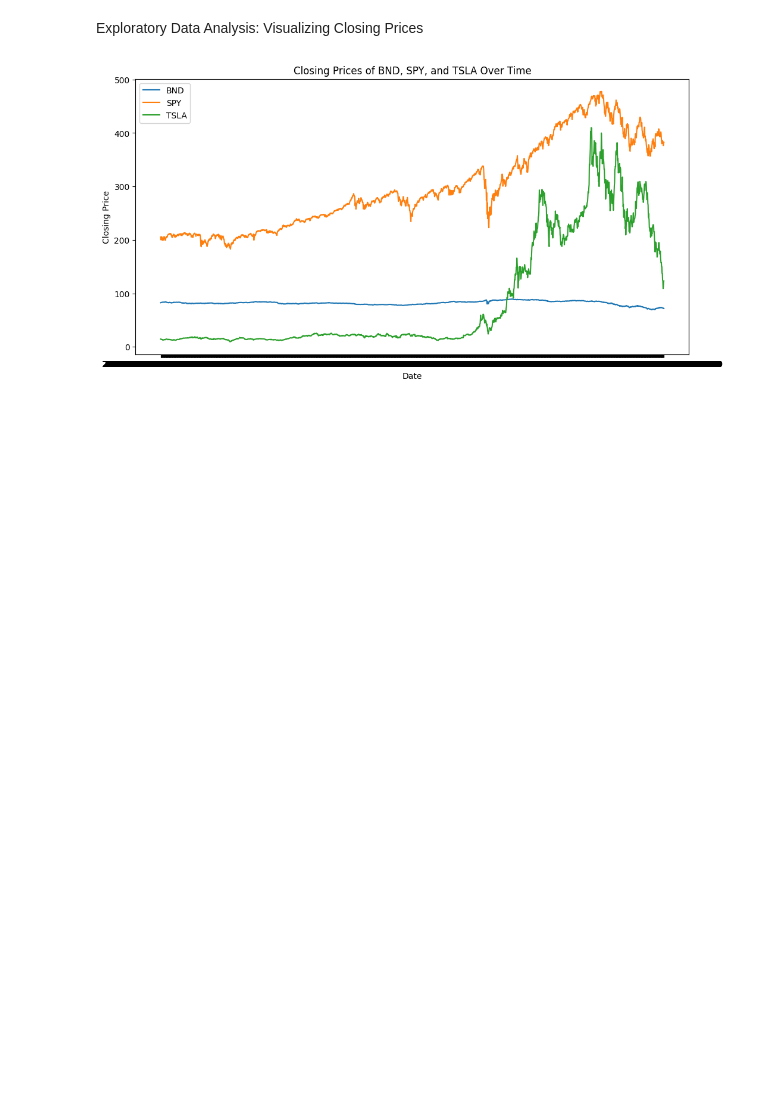
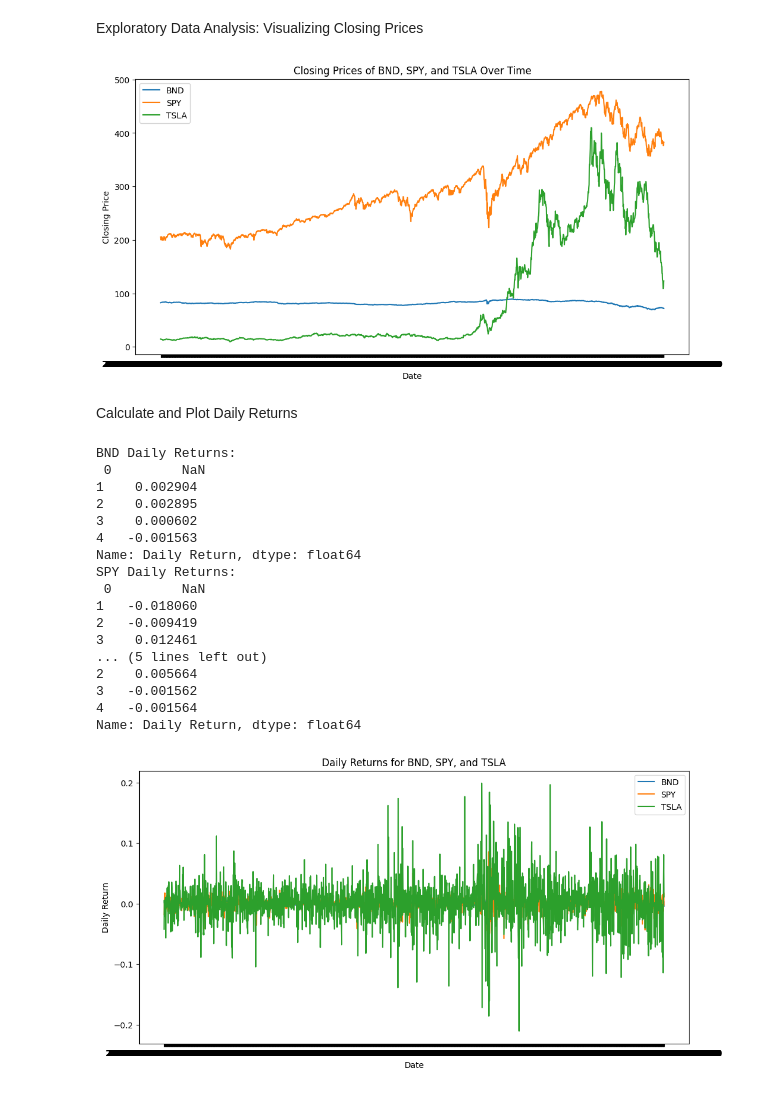
Before and after one commit to Birkity/PortfolioPredictor, a Jupyter notebook: notebooks/task_1.ipynb, the cells around one changed output. Cells and saved outputs as stored; diff of their text form; code cells hidden in the pictures; blank space fills up the shorter version.

Commit message:
Calculate and plot daily returns for TSLA, BND, and SPY

```diff
--- a/notebooks/task_1.ipynb
+++ b/notebooks/task_1.ipynb
@@ -114,3 +114,38 @@ plt.legend()
 plt.show()
 # %% [output]
 [figure]
+# %% [markdown]
+Calculate and Plot Daily Returns
+# %%
+for handler, name in zip([BND_handler, SPY_handler, TSLA_handler], ['BND', 'SPY', 'TSLA']):
+    handler['Daily Return'] = handler['Close'].pct_change()
+    print(f"{name} Daily Returns:\n", handler['Daily Return'].head())
+
+plt.figure(figsize=(12, 6))
+plt.plot(BND_handler['Date'], BND_handler['Daily Return'], label='BND')
+plt.plot(SPY_handler['Date'], SPY_handler['Daily Return'], label='SPY')
+plt.plot(TSLA_handler['Date'], TSLA_handler['Daily Return'], label='TSLA')
+plt.xlabel("Date")
+plt.ylabel("Daily Return")
+plt.title("Daily Returns for BND, SPY, and TSLA")
+plt.legend()
+plt.show()
+# %% [output]
+BND Daily Returns:
+ 0         NaN
+1    0.002904
+2    0.002895
+3    0.000602
+4   -0.001563
+Name: Daily Return, dtype: float64
+SPY Daily Returns:
+ 0         NaN
+1   -0.018060
+2   -0.009419
+3    0.012461
+... (5 lines left out)
+2    0.005664
+3   -0.001562
+4   -0.001564
+Name: Daily Return, dtype: float64
+[figure, added]
```
